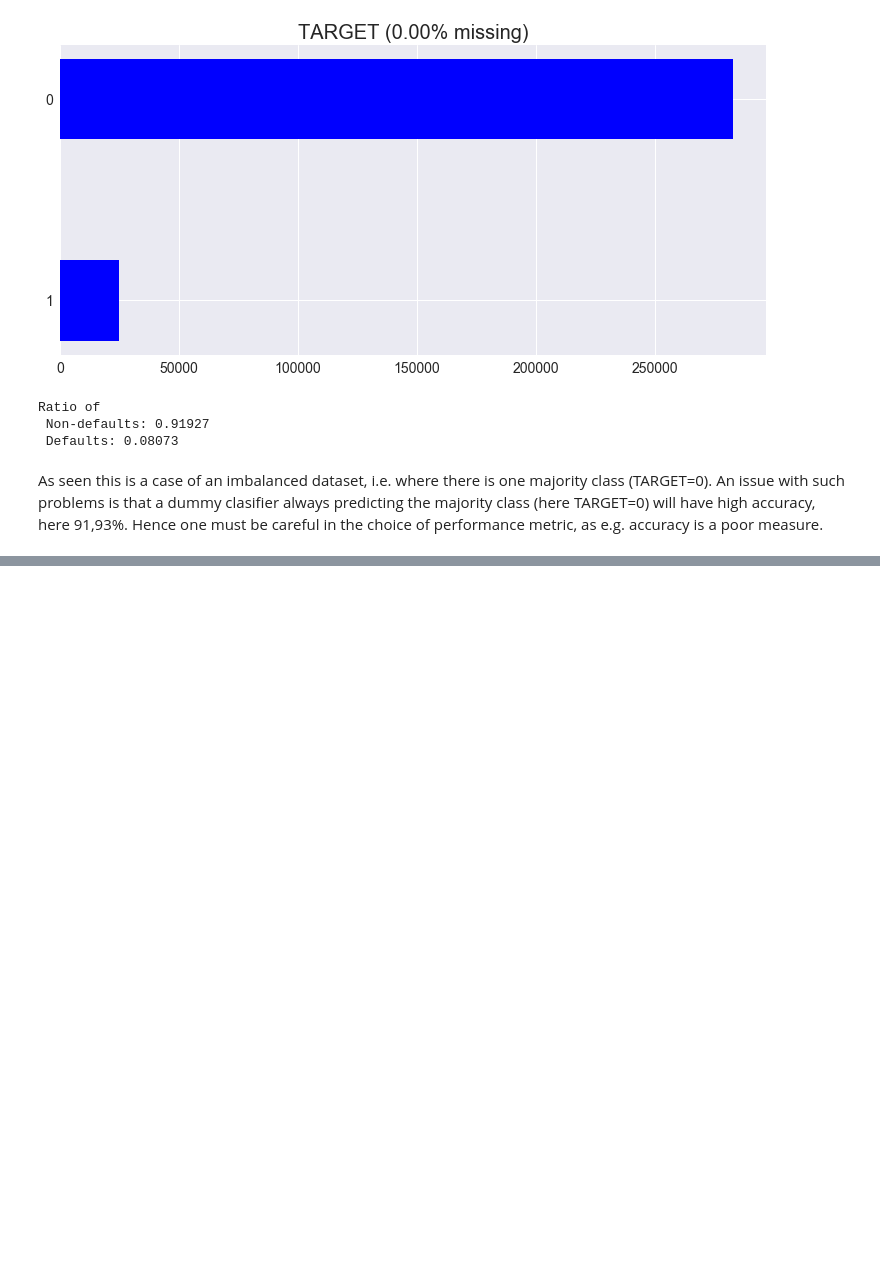
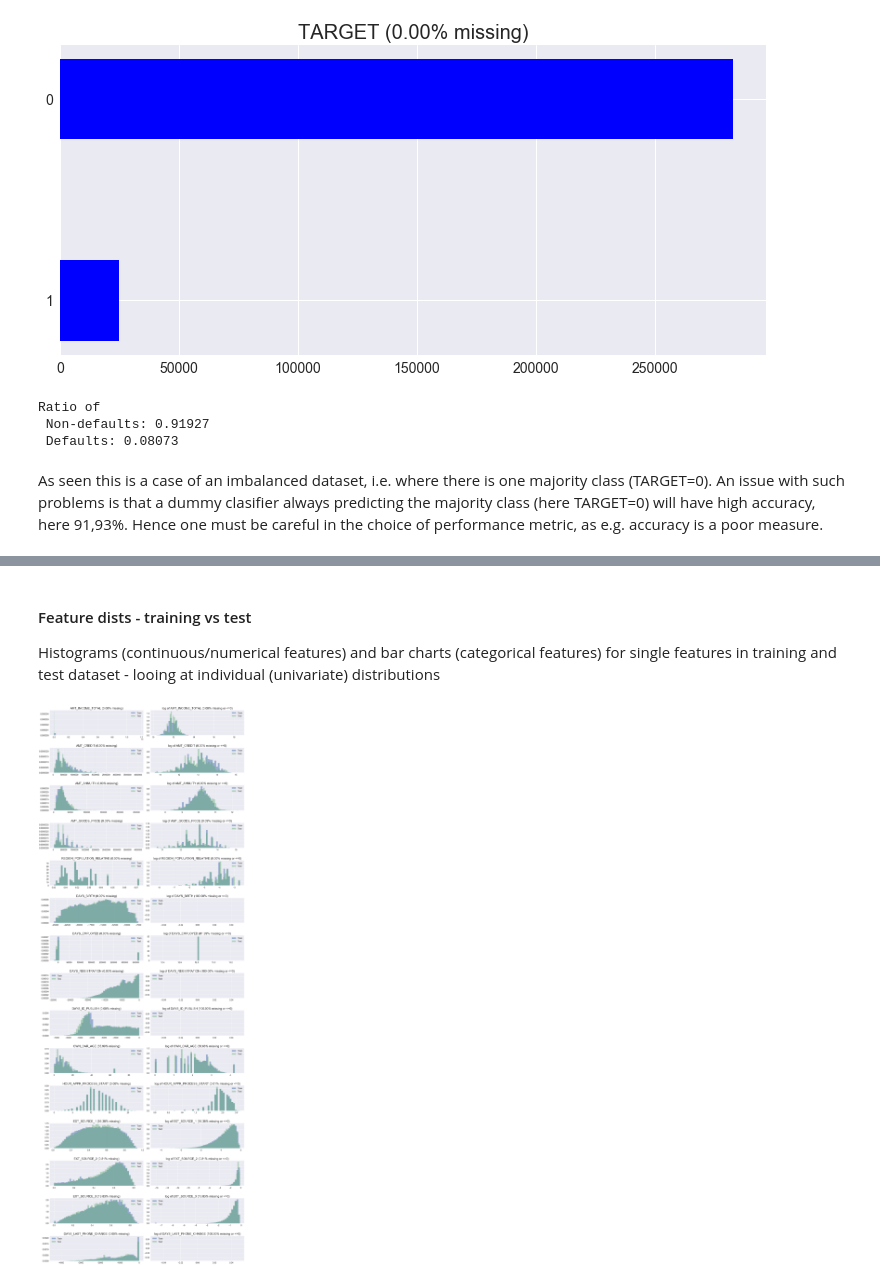
Before and after one commit to DavidVolentLindberg/kaggle_HomeCreditDefaultRisk, a Jupyter notebook: notebooks/EDA HomeCreditDefaultRisk.ipynb, the cells around one changed output, grey strips where cells are left out. Cells and saved outputs as stored; diff of their text form; code cells hidden in the pictures; blank space fills up the shorter version.

```diff
--- a/notebooks/EDA HomeCreditDefaultRisk.ipynb
+++ b/notebooks/EDA HomeCreditDefaultRisk.ipynb
@@ -121,0 +199,11 @@ An issue with such problems is that a dummy clasifier always predicting the majo
+# %% [markdown]
+#### Feature dists - training vs test
+Histograms (continuous/numerical features) and bar charts (categorical features) for single features in training and test dataset - looing at individual (univariate) distributions
+# %%
+continuous_columns = ['AMT_INCOME_TOTAL','AMT_CREDIT','AMT_ANNUITY','AMT_GOODS_PRICE',
+                     'REGION_POPULATION_RELATIVE','DAYS_BIRTH','DAYS_EMPLOYED','DAYS_REGISTRATION',
+                     'DAYS_ID_PUBLISH','OWN_CAR_AGE','HOUR_APPR_PROCESS_START',
+                     'EXT_SOURCE_1','EXT_SOURCE_2','EXT_SOURCE_3','DAYS_LAST_PHONE_CHANGE']
+plot_histograms_for_columns(df_train, df2=df_test, cols=continuous_columns, rowheight=3.5, labels=['Train','Test'])
+# %% [output]
+[figure, added]
```
Also changed, not shown: parts of 13 cells of this notebook.
